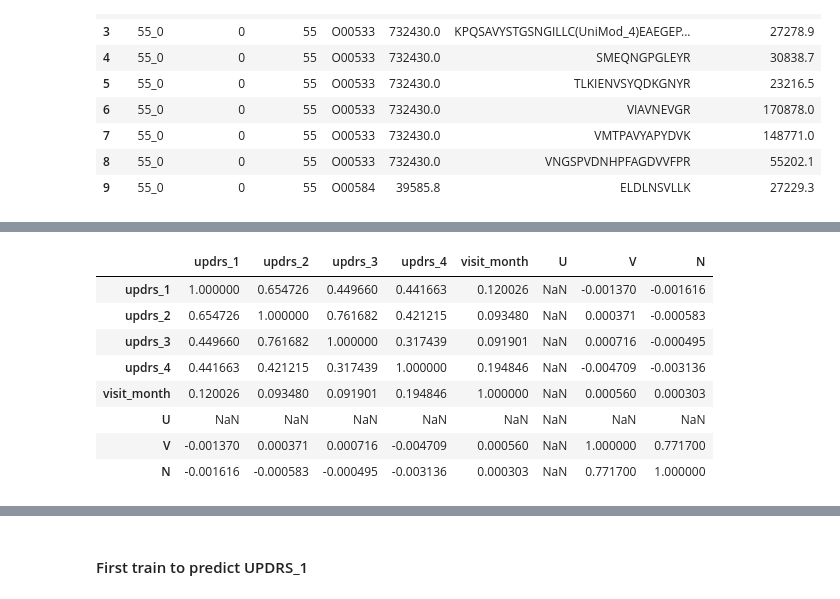
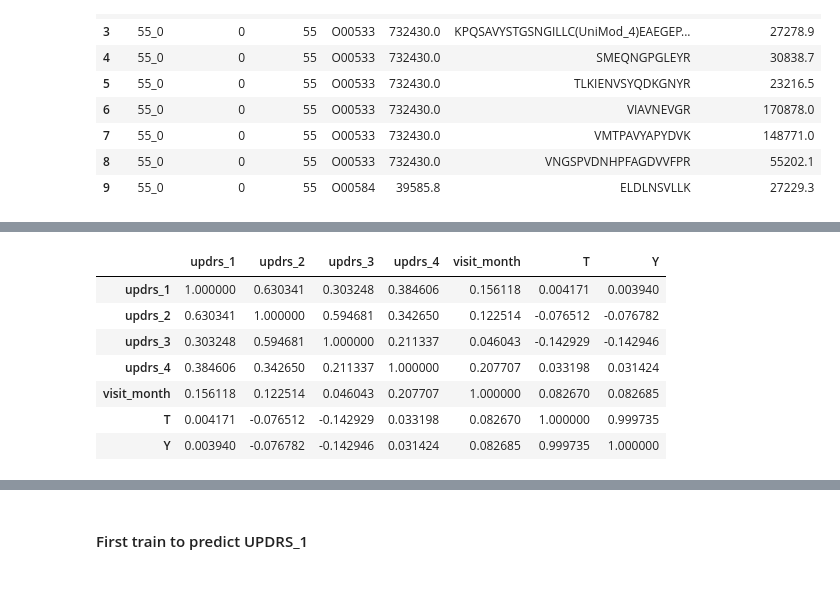
Before and after one commit to sumaniitm/AMP-parkinsons-disease-progression-prediction, a Jupyter notebook: parkinson-s-progression-prediction-no-proteins.ipynb, the cells around one changed output, grey strips where cells are left out. Saved outputs shown, nothing was run; the diff lists cells and outputs as text; code cells hidden in the pictures.

```diff
--- a/parkinson-s-progression-prediction-no-proteins.ipynb
+++ b/parkinson-s-progression-prediction-no-proteins.ipynb
@@ -191,17 +181,0 @@ pro_pep_join.head(10)
-# %%
-pro_pep_join_agg = pro_pep_join.groupby(['patient_id','visit_id','visit_month','UniProt']).agg(A=('A_count', 'sum'), B=('B_count', 'sum')\
-                                                                                              ,C=('C_count', 'sum'), D=('D_count', 'sum')\
-                                                                                              ,E=('E_count', 'sum'), F=('F_count', 'sum')\
-                                                                                              ,G=('G_count', 'sum'), H=('H_count', 'sum')\
-                                                                                              ,I=('I_count', 'sum'), J=('J_count', 'sum')\
-                                                                                              ,K=('K_count', 'sum'), L=('L_count', 'sum')\
-                                                                                              ,M=('M_count', 'sum'), N=('N_count', 'sum')\
-                                                                                              ,O=('O_count', 'sum'), P=('P_count', 'sum')\
-                                                                                              ,Q=('Q_count', 'sum'), R=('R_count', 'sum')\
-                                                                                              ,S=('S_count', 'sum'), T=('T_count', 'sum')\
-                                                                                              ,U=('U_count', 'sum'), V=('V_count', 'sum')\
-                                                                                              ,W=('W_count', 'sum'), X=('X_count', 'sum')\
-                                                                                              ,Y=('Y_count', 'sum'), Z=('Z_count', 'sum'))\
-.reset_index(level=['patient_id','visit_id','visit_month','UniProt'])
-
-pro_pep_join_agg.head(10)
@@ -225,7 +186,7 @@ full_training_data = pd.merge(pro_pep_join_agg, clinical_data, on=['patient_id',
 #full_training_data['NPX_inverse'] = 1/full_training_data['NPX']
 #full_training_data['PeptideAbundance_inverse'] = 1/full_training_data['PeptideAbundance']
 
-full_training_data = full_training_data.drop(columns=['UniProt'])
+#full_training_data = full_training_data.drop(columns=['UniProt'])
 
 print(full_training_data.shape)
 print(full_training_data.visit_id.nunique())
@@ -252,9 +212,12 @@ full_training_data.head(10)
 # %%
 #columns_to_remove_nan_from = ['updrs_1','updrs_2','updrs_3','updrs_4']
-columns_to_remove_nan_from = ['updrs_1','updrs_2','updrs_3','updrs_4']
+columns_to_remove_nan_from = ['updrs_1','updrs_2','updrs_3','updrs_4','T','Y']
 
 for i in columns_to_remove_nan_from:
-    full_training_data[i].fillna(full_training_data[i].median().round(decimals = 0), inplace=True)
+    if (i != 'T') & (i != 'Y'):
+        full_training_data[i].fillna(full_training_data[i].median().round(decimals = 0), inplace=True)
+    else:
+        full_training_data[i].fillna(0, inplace=True)
 # %%
 full_training_data = full_training_data.drop_duplicates()
 
@@ -304,15 +267,14 @@ full_training_data_sorted.head(10)
 # %%
-full_training_data_sorted[['updrs_1','updrs_2','updrs_3','updrs_4','visit_month','U','V','N']].corr()
+full_training_data_sorted[['updrs_1','updrs_2','updrs_3','updrs_4','visit_month','T','Y']].corr()
 # %% [output]
-|  | updrs_1 | updrs_2 | updrs_3 | updrs_4 | visit_month | U | V | N |
-| updrs_1 | 1.000000 | 0.654726 | 0.449660 | 0.441663 | 0.120026 | NaN | -0.001370 | -0.001616 |
-| updrs_2 | 0.654726 | 1.000000 | 0.761682 | 0.421215 | 0.093480 | NaN | 0.000371 | -0.000583 |
-| updrs_3 | 0.449660 | 0.761682 | 1.000000 | 0.317439 | 0.091901 | NaN | 0.000716 | -0.000495 |
-| updrs_4 | 0.441663 | 0.421215 | 0.317439 | 1.000000 | 0.194846 | NaN | -0.004709 | -0.003136 |
-| visit_month | 0.120026 | 0.093480 | 0.091901 | 0.194846 | 1.000000 | NaN | 0.000560 | 0.000303 |
-| U | NaN | NaN | NaN | NaN | NaN | NaN | NaN | NaN |
-| V | -0.001370 | 0.000371 | 0.000716 | -0.004709 | 0.000560 | NaN | 1.000000 | 0.771700 |
-| N | -0.001616 | -0.000583 | -0.000495 | -0.003136 | 0.000303 | NaN | 0.771700 | 1.000000 |
+|  | updrs_1 | updrs_2 | updrs_3 | updrs_4 | visit_month | T | Y |
+| updrs_1 | 1.000000 | 0.630341 | 0.303248 | 0.384606 | 0.156118 | 0.004171 | 0.003940 |
+| updrs_2 | 0.630341 | 1.000000 | 0.594681 | 0.342650 | 0.122514 | -0.076512 | -0.076782 |
+| updrs_3 | 0.303248 | 0.594681 | 1.000000 | 0.211337 | 0.046043 | -0.142929 | -0.142946 |
+| updrs_4 | 0.384606 | 0.342650 | 0.211337 | 1.000000 | 0.207707 | 0.033198 | 0.031424 |
+| visit_month | 0.156118 | 0.122514 | 0.046043 | 0.207707 | 1.000000 | 0.082670 | 0.082685 |
+| T | 0.004171 | -0.076512 | -0.142929 | 0.033198 | 0.082670 | 1.000000 | 0.999735 |
+| Y | 0.003940 | -0.076782 | -0.142946 | 0.031424 | 0.082685 | 0.999735 | 1.000000 |
 # %%
 full_training_data_sorted.isna().sum()
 # %% [output]
```
Also changed, not shown: parts of 16 cells of this notebook.
